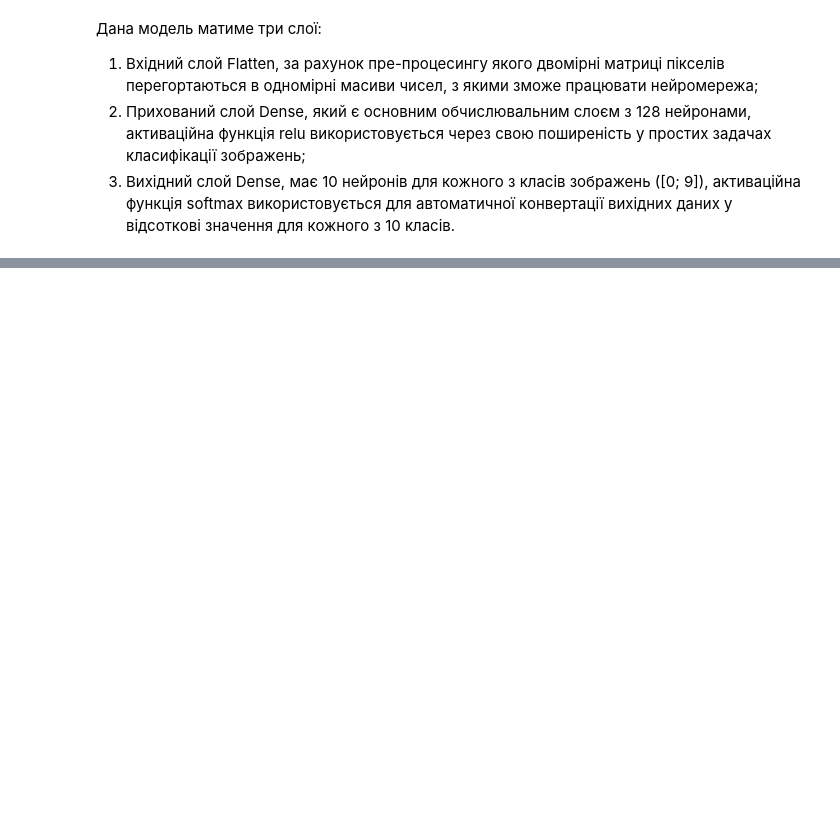
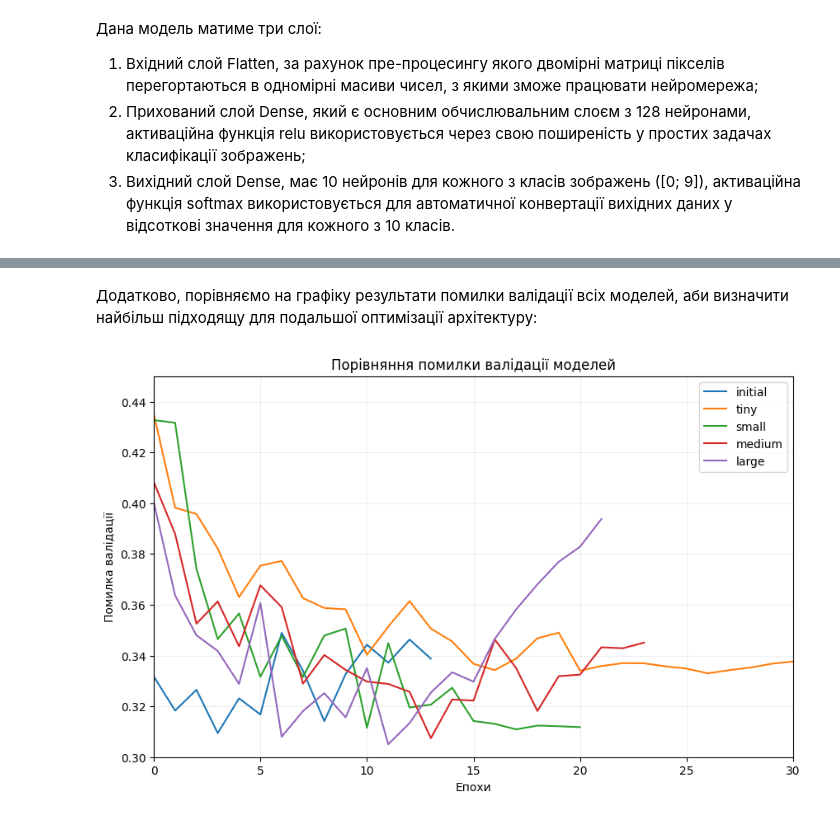
Before and after one commit to DifficultMaster/tdp1, a Jupyter notebook: TDP1.ipynb, the cells around one changed output, grey strips where cells are left out. Saved outputs shown, nothing was run; the diff lists cells and outputs as text; code cells hidden in the pictures; blank space fills up the shorter version.

```diff
--- a/TDP1.ipynb
+++ b/TDP1.ipynb
@@ -50,0 +416,20 @@ model = keras.Sequential([
+# %% [markdown]
+Додатково, порівняємо на графіку результати помилки валідації всіх моделей, аби визначити найбільш підходящу для подальшої оптимізації архітектуру:
+# %%
+def display_all_results(histories):
+  plt.figure(figsize=(10, 6))
+  for name, history in histories.items():
+    plt.plot(history.history['val_loss'], label=name)
+
+  plt.xlabel("Епохи")
+  plt.ylabel("Помилка валідації")
+  plt.title("Порівняння помилки валідації моделей")
+  plt.legend()
+  plt.grid(alpha=0.2)
+  plt.xlim([0, 30])
+  plt.ylim([0.3, 0.45])
+  plt.show()
+# %%
+display_all_results(size_histories)
+# %% [output]
+[figure, added]
```
Also changed, not shown: parts of 51 cells of this notebook.
